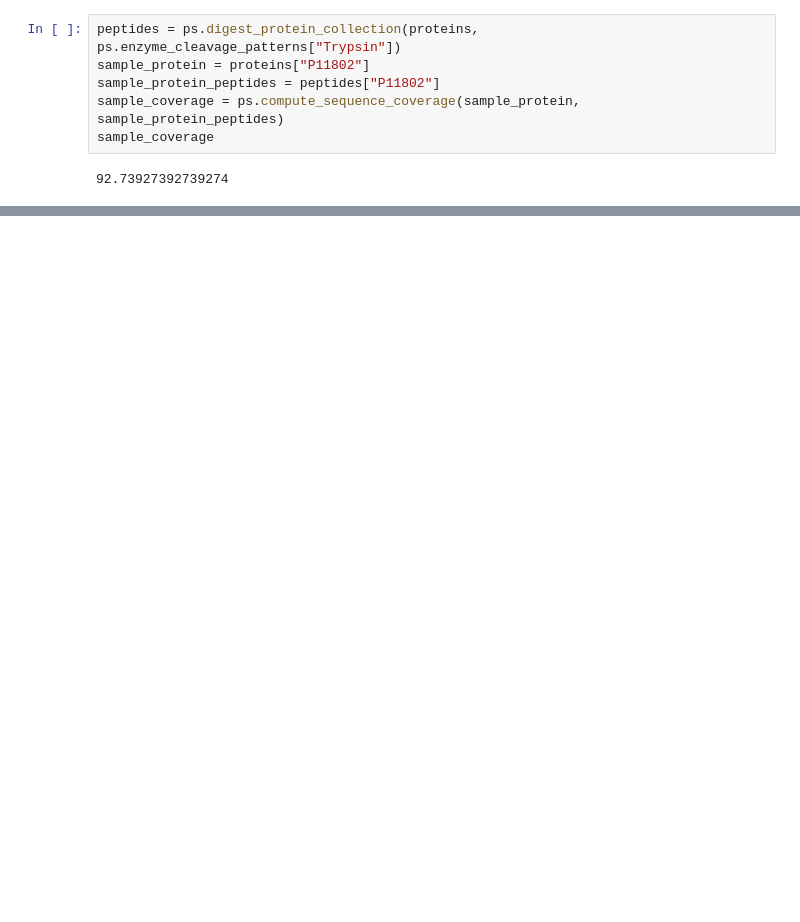
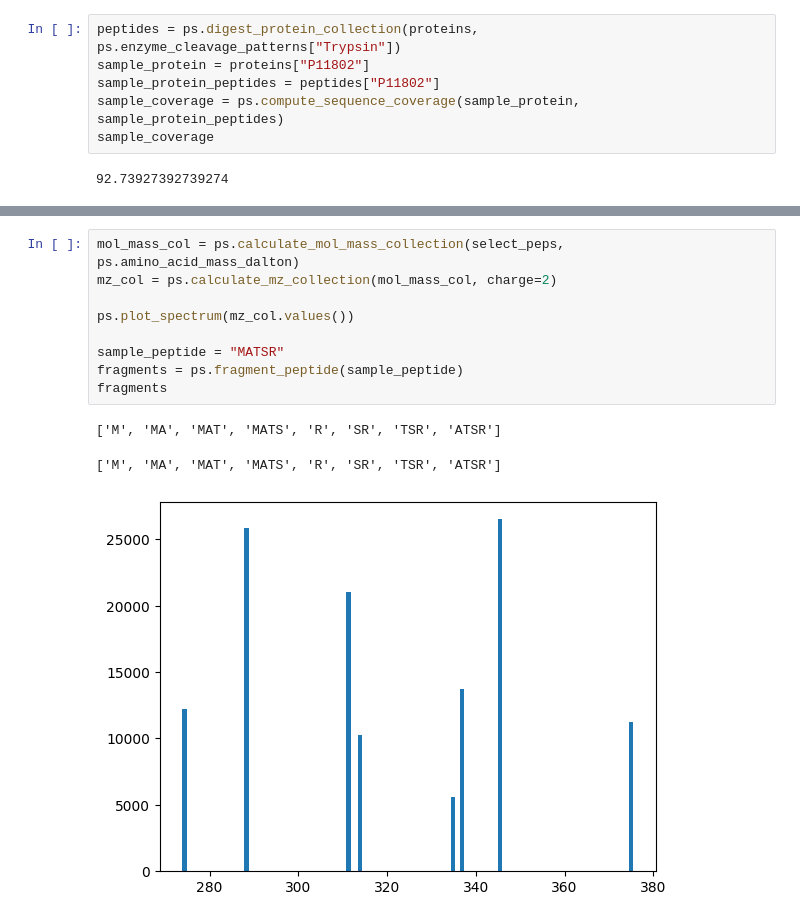
Before and after one commit to evgr5/Proteosim, a Jupyter notebook: tutorials/ms_experiment_final.ipynb, the cells around one changed output, grey strips where cells are left out. Cells and saved outputs as stored; diff of their text form; blank space fills up the shorter version.

```diff
--- a/tutorials/ms_experiment_final.ipynb
+++ b/tutorials/ms_experiment_final.ipynb
@@ -22,0 +23,13 @@ AttributeError: module 'proteosim' has no attribute 'predict_lc_retention_times'
+# %%
+mol_mass_col = ps.calculate_mol_mass_collection(select_peps, ps.amino_acid_mass_dalton)
+mz_col = ps.calculate_mz_collection(mol_mass_col, charge=2)
+
+ps.plot_spectrum(mz_col.values())
+
+sample_peptide = "MATSR"
+fragments = ps.fragment_peptide(sample_peptide)
+fragments
+# %% [output]
+['M', 'MA', 'MAT', 'MATS', 'R', 'SR', 'TSR', 'ATSR']
+['M', 'MA', 'MAT', 'MATS', 'R', 'SR', 'TSR', 'ATSR']
+[figure, added]
```
Also changed, not shown: parts of 3 cells of this notebook, 3 other files.
